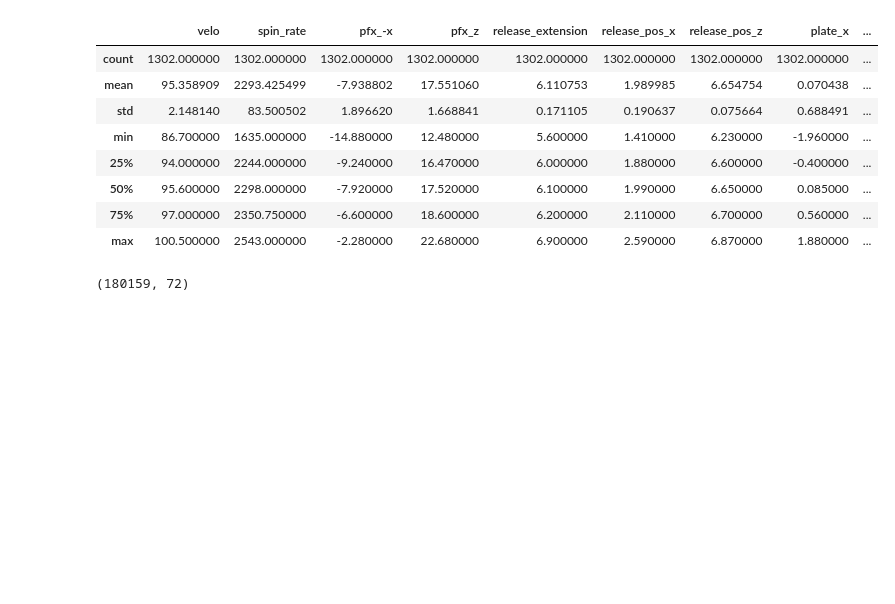
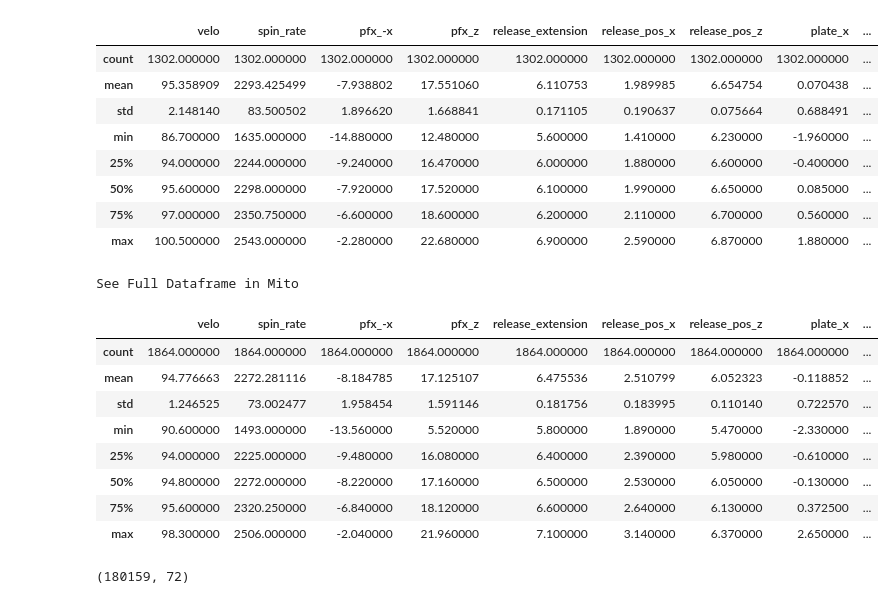
Before and after one commit to anthonyzurke/pitch-model, a Jupyter notebook: notebooks/cleaning-model.ipynb, the cells around one changed output. Cells and saved outputs as stored; diff of their text form; code cells hidden in the pictures; blank space fills up the shorter version.

```diff
--- a/notebooks/cleaning-model.ipynb
+++ b/notebooks/cleaning-model.ipynb
@@ -233,6 +233,20 @@ See Full Dataframe in Mito
 | 50% | 95.600000 | 2298.000000 | -7.920000 | 17.520000 | 6.100000 | 1.990000 | 6.650000 | 0.085000 | ... |
 | 75% | 97.000000 | 2350.750000 | -6.600000 | 18.600000 | 6.200000 | 2.110000 | 6.700000 | 0.560000 | ... |
 | max | 100.500000 | 2543.000000 | -2.280000 | 22.680000 | 6.900000 | 2.590000 | 6.870000 | 1.880000 | ... |
+# %%
+ray = ff.loc[ff['player_name'] == 'Ray, Robbie']
+ray.describe()
+# %% [output]
+See Full Dataframe in Mito
+|  | velo | spin_rate | pfx_-x | pfx_z | release_extension | release_pos_x | release_pos_z | plate_x | ... |
+| count | 1864.000000 | 1864.000000 | 1864.000000 | 1864.000000 | 1864.000000 | 1864.000000 | 1864.000000 | 1864.000000 | ... |
+| mean | 94.776663 | 2272.281116 | -8.184785 | 17.125107 | 6.475536 | 2.510799 | 6.052323 | -0.118852 | ... |
+| std | 1.246525 | 73.002477 | 1.958454 | 1.591146 | 0.181756 | 0.183995 | 0.110140 | 0.722570 | ... |
+| min | 90.600000 | 1493.000000 | -13.560000 | 5.520000 | 5.800000 | 1.890000 | 5.470000 | -2.330000 | ... |
+| 25% | 94.000000 | 2225.000000 | -9.480000 | 16.080000 | 6.400000 | 2.390000 | 5.980000 | -0.610000 | ... |
+| 50% | 94.800000 | 2272.000000 | -8.220000 | 17.160000 | 6.500000 | 2.530000 | 6.050000 | -0.130000 | ... |
+| 75% | 95.600000 | 2320.250000 | -6.840000 | 18.120000 | 6.600000 | 2.640000 | 6.130000 | 0.372500 | ... |
+| max | 98.300000 | 2506.000000 | -2.040000 | 21.960000 | 7.100000 | 3.140000 | 6.370000 | 2.650000 | ... |
 # %%
 data2 = data.copy()
 data2.dropna(subset = ['events'], inplace = True)
```
